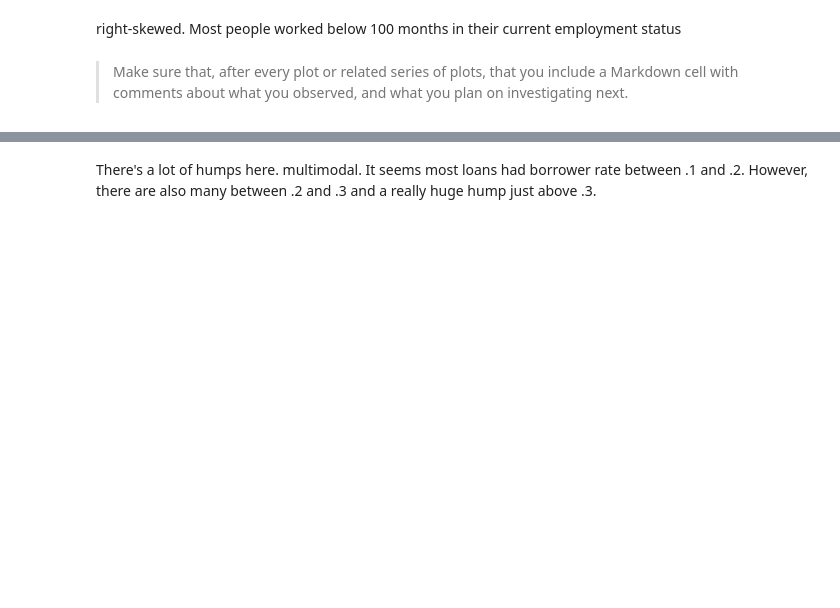
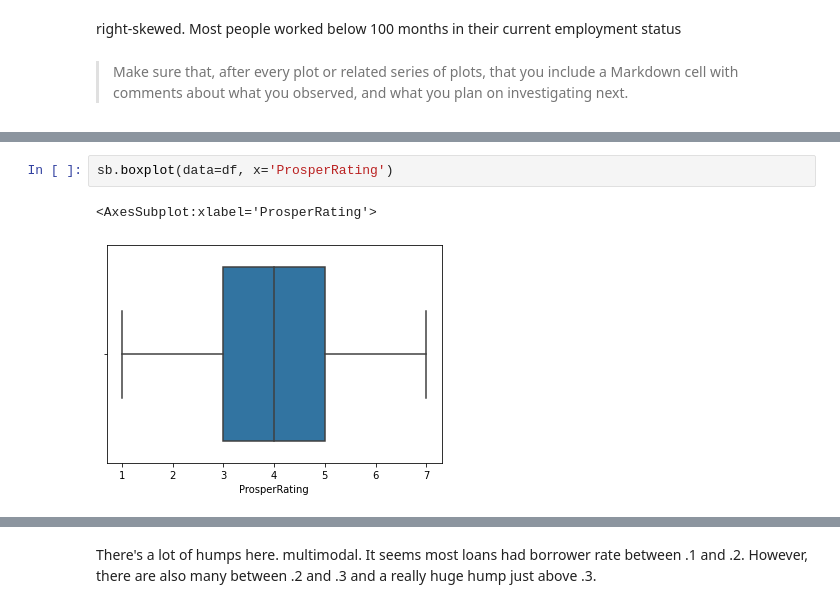
Before and after one commit to alf808/preposterous-octopus, a Jupyter notebook: exploratory_loan_data.ipynb, the cells around one changed output, grey strips where cells are left out. Cells and saved outputs as stored; diff of their text form; blank space fills up the shorter version.

Commit message:
cleaning data

```diff
--- a/exploratory_loan_data.ipynb
+++ b/exploratory_loan_data.ipynb
@@ -477,0 +568,5 @@ sb.countplot(data=df, x='ProsperRating', color=pleasant)
+# %%
+sb.boxplot(data=df, x='ProsperRating')
+# %% [output]
+<AxesSubplot:xlabel='ProsperRating'>
+[figure, added]
```
Also changed, not shown: parts of 54 cells of this notebook.
